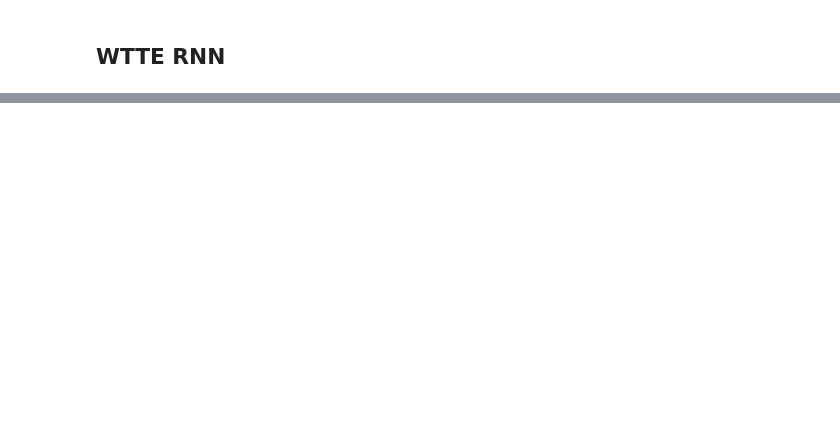
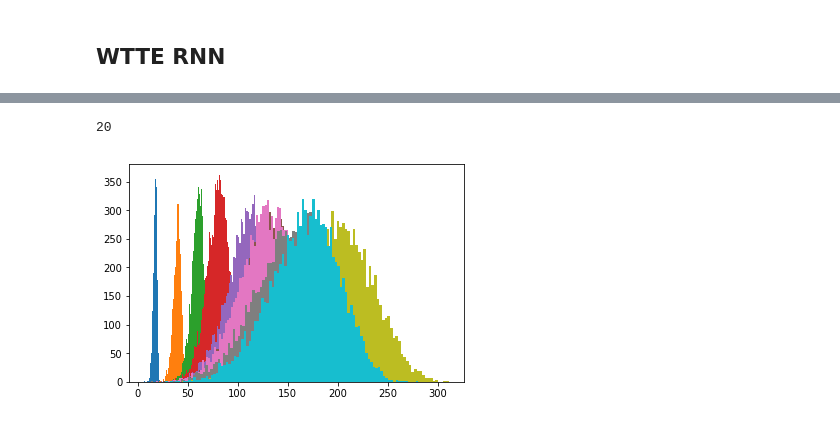
Before and after one commit to Manelmc/rnn-time-to-event, a Jupyter notebook: Turbofan Engine/predictive-maintenance-turbofan-engine.ipynb, the cells around one changed output, grey strips where cells are left out. Cells and saved outputs as stored; diff of their text form; code cells hidden in the pictures; blank space fills up the shorter version.

```diff
--- a/Turbofan Engine/predictive-maintenance-turbofan-engine.ipynb
+++ b/Turbofan Engine/predictive-maintenance-turbofan-engine.ipynb
@@ -414,0 +531,24 @@ KeyboardInterrupt:
+# %%
+%matplotlib inline
+
+fig = plt.figure()
+n_cols=4
+i = 1
+j = 1
+for id,lot in lot_sample[15:16]:
+    y_pred = model.predict(np.array(seq_gen[id]))
+    print len(y_pred)/10
+    for beta, alpha in reversed(y_pred):
+        if j%(len(y_pred)/10) == 0:
+            # ax = fig.add_subplot(sample_size/n_cols,n_cols,i)
+            x = inverse_cdf_weibull(np.random.uniform(0,1,10000), alpha, beta)
+            plt.hist(x, bins=100)
+            i += 1
+        j+=1
+
+# plt.gcf().set_size_inches((17,5*sample_size/n_cols))
+# plt.grid(True)
+plt.show()
+# %% [output]
+20
+[figure, added]
```
Also changed, not shown: parts of 29 cells of this notebook, 6 other files.
